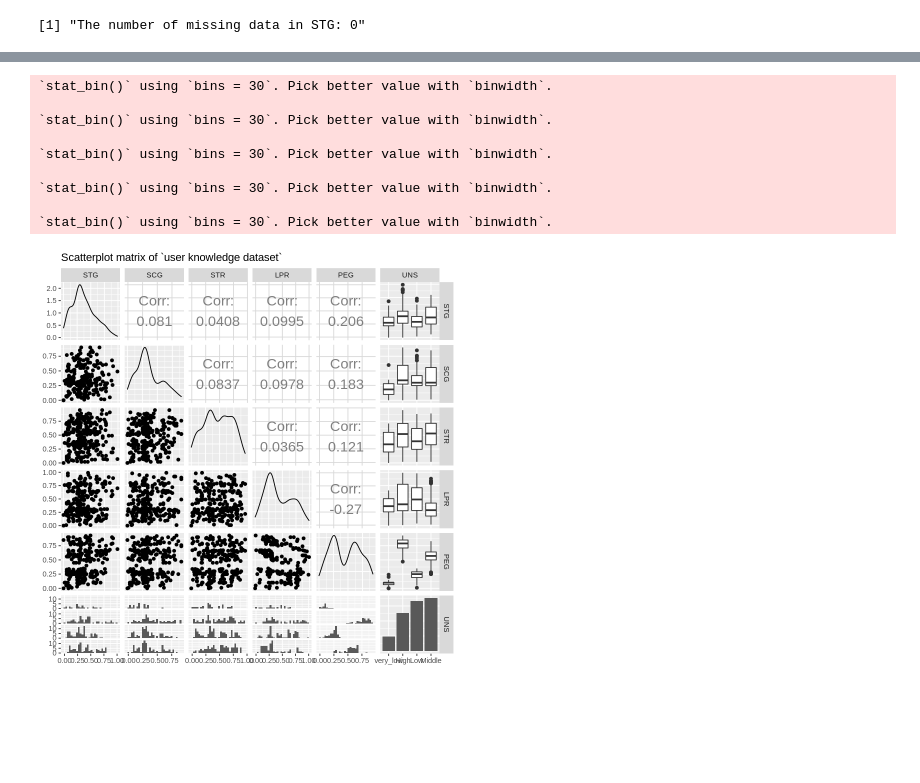
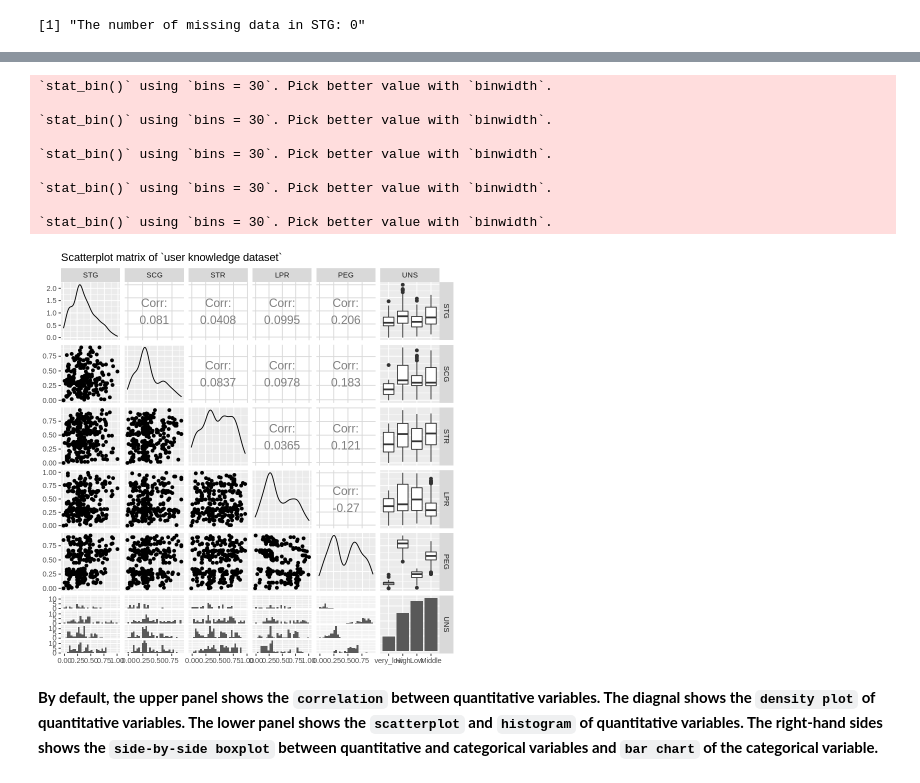
Before and after one commit to kzhang0113/group_8_ds_project, a Jupyter notebook: group_8_final_project.ipynb, the cells around one changed output, grey strips where cells are left out. Drawn from its saved outputs; the diff is of its cells as text; code cells hidden in the pictures; blank space fills up the shorter version.

Commit message:
The one and only predictive variable is confirmed
We will use the PEG to predict UNS.

```diff
--- a/group_8_final_project.ipynb
+++ b/group_8_final_project.ipynb
@@ -160,14 +182,16 @@ To visualize the data, we will use the `ggpairs` function, which returns a matri
 # %%
-relationship_plot <- ggpairs(training_data[, c(1,2:6)], upper = list(continuous = wrap('cor', size = 6)), title = "Scatterplot matrix of `user knowledge dataset`")
+relationship_plot <- ggpairs(training_data, columns = 1:6, upper = list(continuous = wrap('cor', size = 5)), title = "Scatterplot matrix of `user knowledge dataset`")
 relationship_plot
 # %% [output]
 `stat_bin()` using `bins = 30`. Pick better value with `binwidth`.
 
 `stat_bin()` using `bins = 30`. Pick better value with `binwidth`.
 
 `stat_bin()` using `bins = 30`. Pick better value with `binwidth`.
 
 `stat_bin()` using `bins = 30`. Pick better value with `binwidth`.
 
 `stat_bin()` using `bins = 30`. Pick better value with `binwidth`.
-[figure, old version]
+[figure, new version]
+# %% [markdown]
+**By default, the upper panel shows the `correlation` between quantitative variables. The diagnal shows the `density plot` of quantitative variables. The lower panel shows the `scatterplot` and `histogram` of quantitative variables. The right-hand sides shows the `side-by-side boxplot` between quantitative and categorical variables and `bar chart` of the categorical variable.**
```
Also changed, not shown: parts of 8 cells of this notebook.
